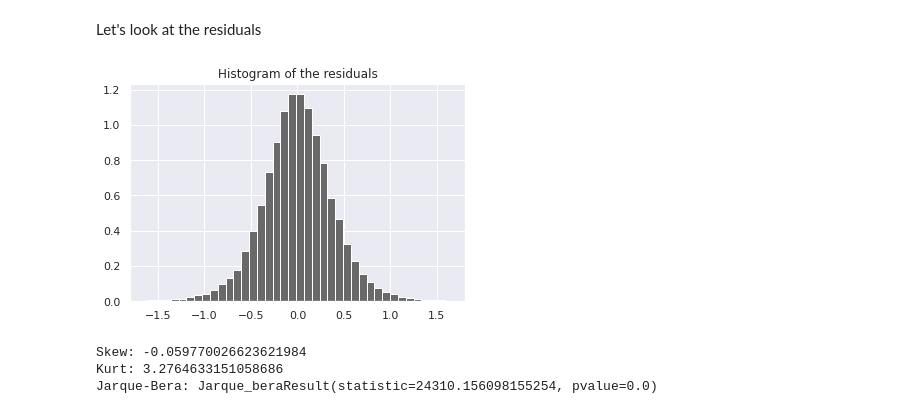
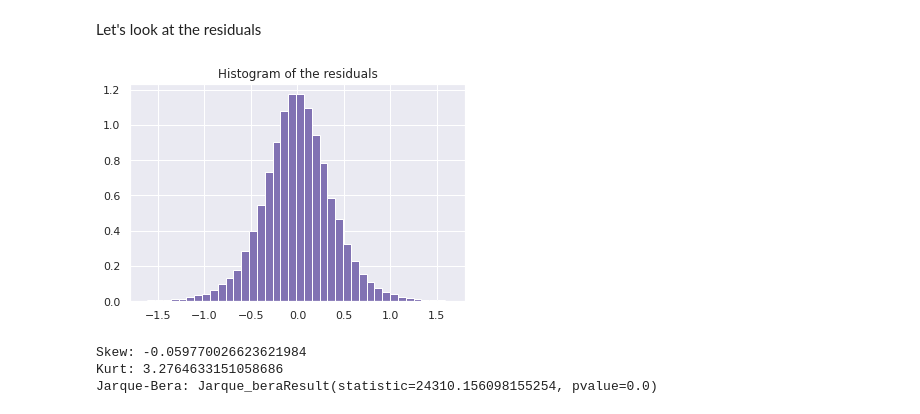
Before and after one commit to lucasmoschen/machine-learning-project, a Jupyter notebook: notebooks/model_pm10.ipynb, the cells around one changed output. Cells and saved outputs as stored; diff of their text form; code cells hidden in the pictures.

```diff
--- a/notebooks/model_pm10.ipynb
+++ b/notebooks/model_pm10.ipynb
@@ -154,13 +154,13 @@ RMSE test set: 0.32522489750399275
 Let's look at the residuals
 # %%
 residuals = y_train_pred - y_train_pm10
-plt.hist(residuals, bins = 100, density = True, color = 'dimgray')
+plt.hist(residuals, bins = 100, density = True, color = 'm')
 plt.xlim((-1.8,1.8))
 plt.title("Histogram of the residuals")
 plt.savefig(IMAGES_FOLDER+"histogram_residuals_pm10_slr.eps", bbox_inches = 'tight')
 plt.show()
 # %% [output]
-[figure, old version]
+[figure, new version]
 # %%
 print("Skew: {}".format(residuals.skew()))
 print("Kurt: {}".format(residuals.kurt()))
```
Also changed, not shown: parts of 1 cell of this notebook, 5 other files.
